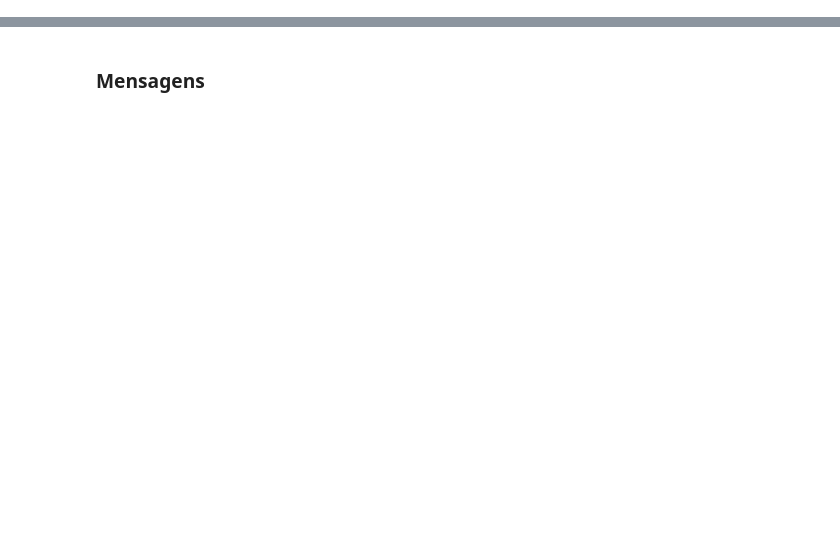
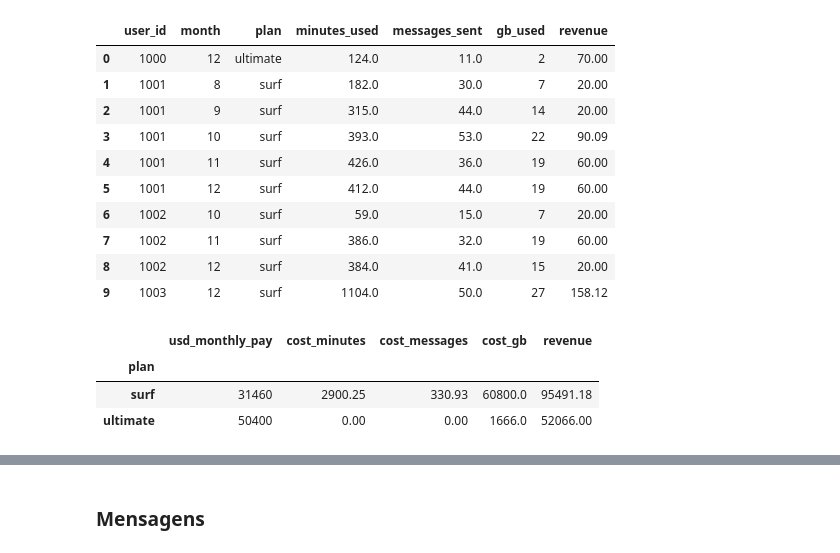
Before and after one commit to VINI-CASTELL/tripleten-data-science-projects, a Jupyter notebook: sprint-04-callsandinternet/analise_megaline.ipynb, the cells around one changed output, grey strips where cells are left out. Saved outputs shown, nothing was run; the diff lists cells and outputs as text; code cells hidden in the pictures; blank space fills up the shorter version.

```diff
--- a/sprint-04-callsandinternet/analise_megaline.ipynb
+++ b/sprint-04-callsandinternet/analise_megaline.ipynb
@@ -307,0 +114,16 @@ R: Os usuários de ambos os planos apresentam comportamento muito semelhante qua
+# %%
+df_users['reg_date'] = pd.to_datetime(df_users['reg_date'])  # Eu converti as datas de adesão.
+df_users['churn_date'] = pd.to_datetime(df_users['churn_date'])  # Eu converti as datas de cancelamento preservando ausências.
+df_calls['call_date'] = pd.to_datetime(df_calls['call_date'])  # Eu converti as datas das chamadas.
+df_messages['message_date'] = pd.to_datetime(df_messages['message_date'])  # Eu converti as datas das mensagens.
+df_internet['session_date'] = pd.to_datetime(df_internet['session_date'])  # Eu converti as datas das sessões.
+df_calls['month'] = df_calls['call_date'].dt.month  # Eu extraí o mês de cada chamada.
+df_messages['month'] = df_messages['message_date'].dt.month  # Eu extraí o mês de cada mensagem.
+df_internet['month'] = df_internet['session_date'].dt.month  # Eu extraí o mês de cada sessão.
+df_calls['duration_rounded'] = np.ceil(df_calls['duration']).astype(int)  # Eu arredondei cada chamada para o próximo minuto inteiro.
+df_plans['gb_per_month_included'] = df_plans['mb_per_month_included'] / 1024  # Eu converti a franquia de internet para GB.
+print('Chamadas com duração zero:', (df_calls['duration'] == 0).sum())  # Eu contei chamadas que não consomem minutos.
+print('Sessões com zero MB:', (df_internet['mb_used'] == 0).sum())  # Eu contei sessões sem tráfego.
+print('Chamadas com duração negativa:', (df_calls['duration'] < 0).sum())  # Eu verifiquei valores inválidos de duração.
+print('Sessões com tráfego negativo:', (df_internet['mb_used'] < 0).sum())  # Eu verifiquei valores inválidos de tráfego.
+display(df_plans)  # Eu mostrei as regras dos planos após a conversão.
@@ -307,0 +195,19 @@ R: Os usuários de ambos os planos apresentam comportamento muito semelhante qua
+# %%
+chamadas_mes = df_calls.groupby(['user_id', 'month'])['id'].count().reset_index()  # Eu contei os registros de chamadas por cliente e mês.
+chamadas_mes = chamadas_mes.rename(columns={'id': 'calls_made'})  # Eu dei um nome claro à contagem.
+minutos_mes = df_calls.groupby(['user_id', 'month'])['duration_rounded'].sum().reset_index()  # Eu somei os minutos já arredondados.
+minutos_mes = minutos_mes.rename(columns={'duration_rounded': 'minutes_used'})  # Eu renomeei o consumo de minutos.
+mensagens_mes = df_messages.groupby(['user_id', 'month'])['id'].count().reset_index()  # Eu contei mensagens por cliente e mês.
+mensagens_mes = mensagens_mes.rename(columns={'id': 'messages_sent'})  # Eu renomeei a contagem de mensagens.
+internet_mes = df_internet.groupby(['user_id', 'month'])['mb_used'].sum().reset_index()  # Eu somei o tráfego em MB antes de arredondar.
+df_monthly = minutos_mes.merge(chamadas_mes, on=['user_id', 'month'], how='outer')  # Eu juntei duração e quantidade de chamadas.
+df_monthly = df_monthly.merge(mensagens_mes, on=['user_id', 'month'], how='outer')  # Eu acrescentei os meses com mensagens.
+df_monthly = df_monthly.merge(internet_mes, on=['user_id', 'month'], how='outer')  # Eu acrescentei os meses com internet.
+colunas_consumo = ['minutes_used', 'calls_made', 'messages_sent', 'mb_used']  # Eu listei somente as medidas de consumo.
+df_monthly[colunas_consumo] = df_monthly[colunas_consumo].fillna(0)  # Eu preenchi com zero serviços sem registro no mês observado.
+df_monthly['gb_used'] = np.ceil(df_monthly['mb_used'] / 1024).astype(int)  # Eu converti o total mensal para GB e arredondei para cima.
+df_monthly = df_monthly.merge(df_users[['user_id', 'city', 'plan']], on='user_id', how='left', validate='many_to_one')  # Eu acrescentei o cadastro sem multiplicar os registros.
+df_monthly = df_monthly.merge(df_plans, left_on='plan', right_on='plan_name', how='left', validate='many_to_one')  # Eu acrescentei as tarifas do plano.
+print('Registros cliente-mês:', len(df_monthly))  # Eu mostrei o tamanho da base mensal.
+print('Clientes com atividade:', df_monthly['user_id'].nunique())  # Eu contei os clientes efetivamente analisados.
+display(df_monthly.head())  # Eu conferi a tabela consolidada.
@@ -307,0 +235,26 @@ R: Os usuários de ambos os planos apresentam comportamento muito semelhante qua
+# %%
+df_monthly['minutes_over'] = (df_monthly['minutes_used'] - df_monthly['minutes_included']).clip(lower=0)  # Eu limitei o excedente de minutos a no mínimo zero.
+df_monthly['messages_over'] = (df_monthly['messages_sent'] - df_monthly['messages_included']).clip(lower=0)  # Eu calculei somente as mensagens acima da franquia.
+df_monthly['gb_over'] = (df_monthly['gb_used'] - df_monthly['gb_per_month_included']).clip(lower=0)  # Eu calculei somente os GB acima da franquia.
+df_monthly['cost_minutes'] = df_monthly['minutes_over'] * df_monthly['usd_per_minute']  # Eu calculei o custo dos minutos excedentes.
+df_monthly['cost_messages'] = df_monthly['messages_over'] * df_monthly['usd_per_message']  # Eu calculei o custo das mensagens excedentes.
+df_monthly['cost_gb'] = df_monthly['gb_over'] * df_monthly['usd_per_gb']  # Eu calculei o custo dos GB excedentes.
+df_monthly['revenue'] = (df_monthly['usd_monthly_pay'] + df_monthly['cost_minutes'] + df_monthly['cost_messages'] + df_monthly['cost_gb']).round(2)  # Eu somei mensalidade e excedentes e mantive centavos.
+display(df_monthly[['user_id', 'month', 'plan', 'minutes_used', 'messages_sent', 'gb_used', 'revenue']].head(10))  # Eu conferi exemplos da cobrança mensal.
+display(df_monthly.groupby('plan')[['usd_monthly_pay', 'cost_minutes', 'cost_messages', 'cost_gb', 'revenue']].sum())  # Eu separei as fontes de receita de cada plano.
+# %% [output]
+|  | user_id | month | plan | minutes_used | messages_sent | gb_used | revenue |
+| 0 | 1000 | 12 | ultimate | 124.0 | 11.0 | 2 | 70.00 |
+| 1 | 1001 | 8 | surf | 182.0 | 30.0 | 7 | 20.00 |
+| 2 | 1001 | 9 | surf | 315.0 | 44.0 | 14 | 20.00 |
+| 3 | 1001 | 10 | surf | 393.0 | 53.0 | 22 | 90.09 |
+| 4 | 1001 | 11 | surf | 426.0 | 36.0 | 19 | 60.00 |
+| 5 | 1001 | 12 | surf | 412.0 | 44.0 | 19 | 60.00 |
+| 6 | 1002 | 10 | surf | 59.0 | 15.0 | 7 | 20.00 |
+| 7 | 1002 | 11 | surf | 386.0 | 32.0 | 19 | 60.00 |
+| 8 | 1002 | 12 | surf | 384.0 | 41.0 | 15 | 20.00 |
+| 9 | 1003 | 12 | surf | 1104.0 | 50.0 | 27 | 158.12 |
+|  | usd_monthly_pay | cost_minutes | cost_messages | cost_gb | revenue |
+| plan |  |  |  |  |  |
+| surf | 31460 | 2900.25 | 330.93 | 60800.0 | 95491.18 |
+| ultimate | 50400 | 0.00 | 0.00 | 1666.0 | 52066.00 |
```
Also changed, not shown: parts of 140 cells of this notebook, 3 other files.
